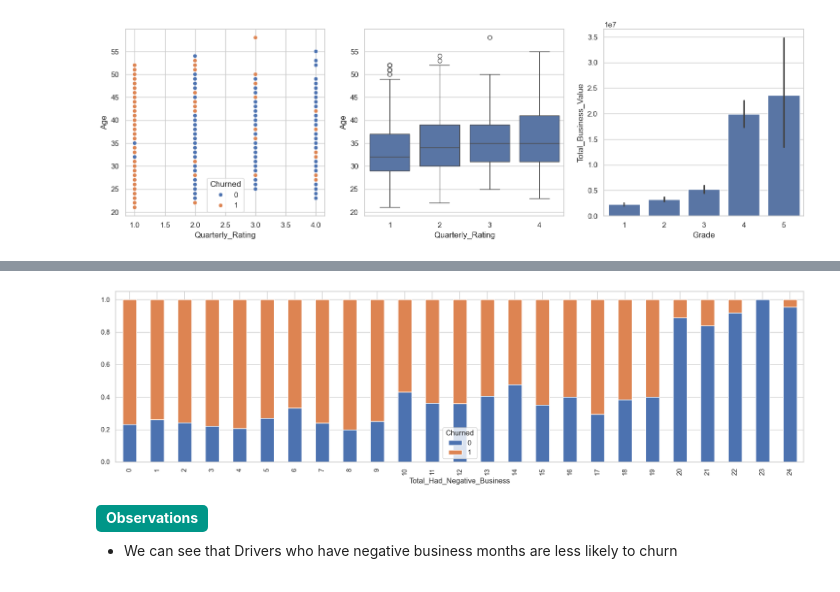
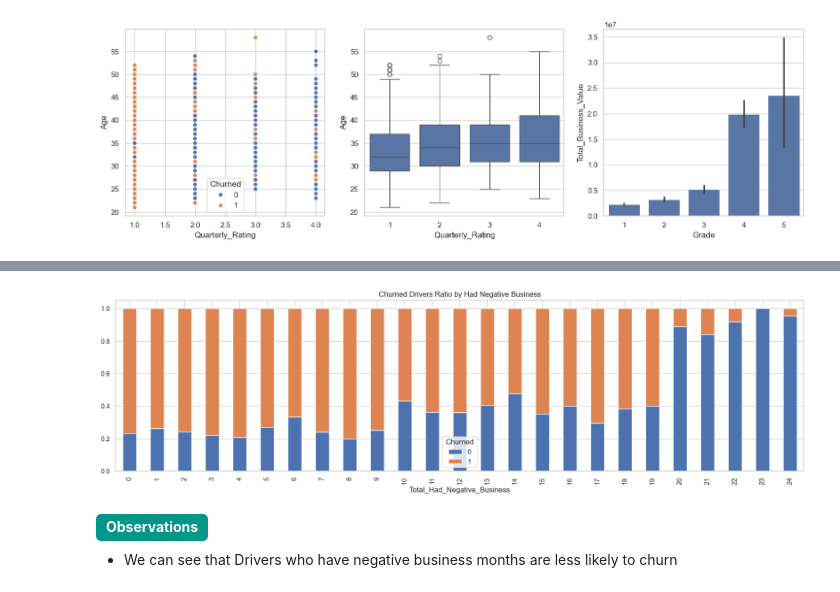
Before and after one commit to gautamnaik1994/OLA-Driver-Churn-ML-CaseStudy, a Jupyter notebook: CaseStudy.ipynb, the cells around one changed output, grey strips where cells are left out. Drawn from its saved outputs; the diff is of its cells as text; code cells hidden in the pictures.

```diff
--- a/CaseStudy.ipynb
+++ b/CaseStudy.ipynb
@@ -823,8 +837,8 @@ sns.scatterplot(data=merged_df, x="Quarterly_Rating", y="Total_Business_Value",
 # %%
-# sns.histplot(data=merged_df, x="Total_Had_Negative_Business", hue="Churned", kde=True);
 pd.crosstab(merged_df["Total_Had_Negative_Business"], merged_df["Churned"],  normalize="index").plot(kind="bar", stacked=True, figsize=(20, 5));
+plt.title("Churned Drivers Ratio by Had Negative Business");
 # %% [output]
-[figure, old version]
+[figure, new version]
 # %% [markdown]
 <b style='padding: 4px 10px 6px 10px;border-radius: 5px;background: #009688;color: #fff;display: inline-block;'>Observations</b>
 - We can see that Drivers who have negative business months are less likely to churn
```
Also changed, not shown: parts of 47 cells of this notebook, 2 other files.
